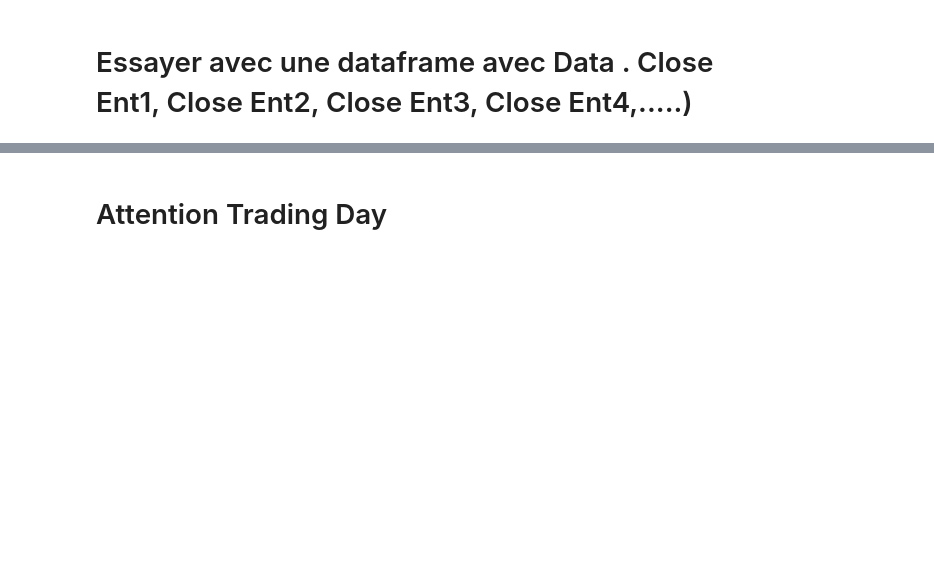
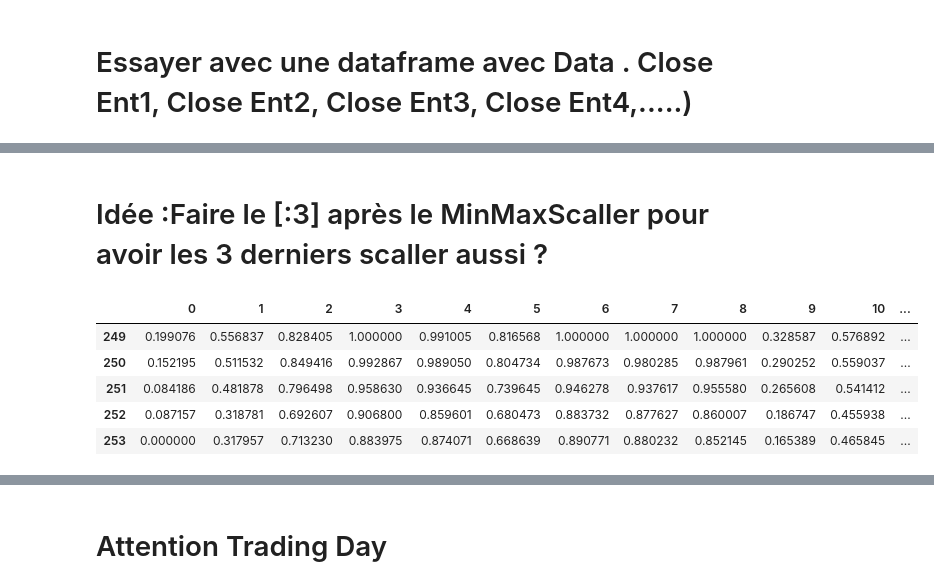
Before and after one commit to Geoffroyclms/Time-Series, a Jupyter notebook: 1.lstmVgeof2.ipynb, the cells around one changed output, grey strips where cells are left out. Saved outputs shown, nothing was run; the diff lists cells and outputs as text; code cells hidden in the pictures; blank space fills up the shorter version.

```diff
--- a/1.lstmVgeof2.ipynb
+++ b/1.lstmVgeof2.ipynb
@@ -54,3 +73,14 @@ df_log.head()
+# %% [markdown]
+# Idée :Faire le [:3] après le MinMaxScaller pour avoir les 3 derniers scaller aussi ?
+# %%
+df_log.tail()
+# %% [output]
+|  | 0 | 1 | 2 | 3 | 4 | 5 | 6 | 7 | 8 | 9 | 10 | ... |
+| 249 | 0.199076 | 0.556837 | 0.828405 | 1.000000 | 0.991005 | 0.816568 | 1.000000 | 1.000000 | 1.000000 | 0.328587 | 0.576892 | ... |
+| 250 | 0.152195 | 0.511532 | 0.849416 | 0.992867 | 0.989050 | 0.804734 | 0.987673 | 0.980285 | 0.987961 | 0.290252 | 0.559037 | ... |
+| 251 | 0.084186 | 0.481878 | 0.796498 | 0.958630 | 0.936645 | 0.739645 | 0.946278 | 0.937617 | 0.955580 | 0.265608 | 0.541412 | ... |
+| 252 | 0.087157 | 0.318781 | 0.692607 | 0.906800 | 0.859601 | 0.680473 | 0.883732 | 0.877627 | 0.860007 | 0.186747 | 0.455938 | ... |
+| 253 | 0.000000 | 0.317957 | 0.713230 | 0.883975 | 0.874071 | 0.668639 | 0.890771 | 0.880232 | 0.852145 | 0.165389 | 0.465845 | ... |
 # %%
 class Model:
     def __init__(
```
Also changed, not shown: parts of 33 cells of this notebook, 3 other files.
